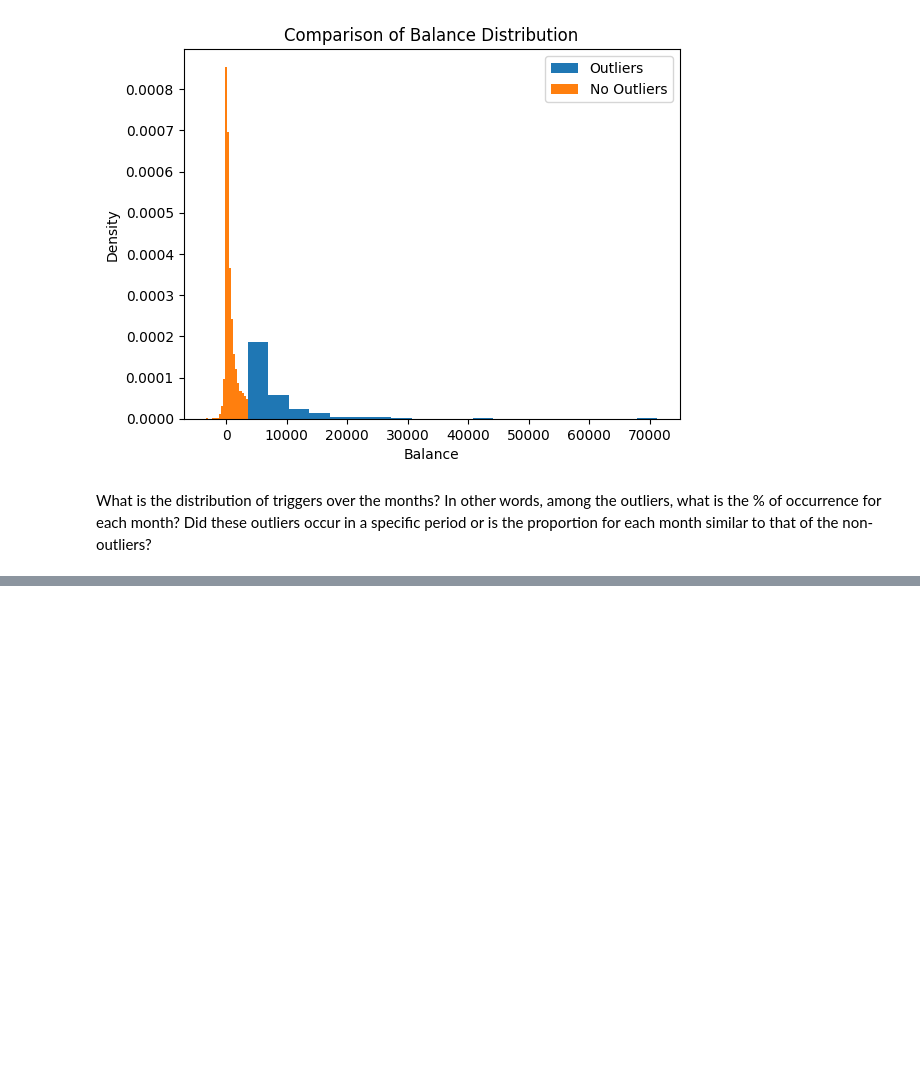
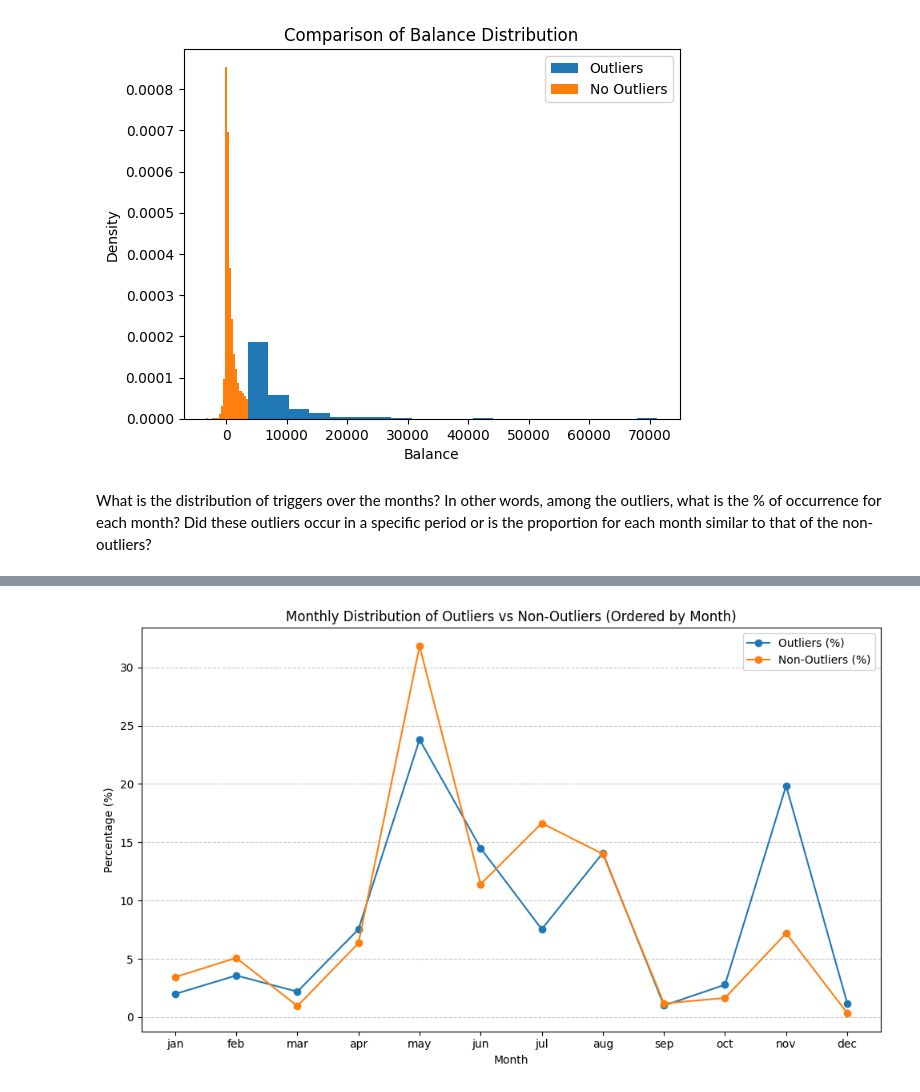
Before and after one commit to viktoruebelhart/uci_bank, a Jupyter notebook: UCI_BANK.ipynb, the cells around one changed output, grey strips where cells are left out. Drawn from its saved outputs; the diff is of its cells as text; code cells hidden in the pictures; blank space fills up the shorter version.

```diff
--- a/UCI_BANK.ipynb
+++ b/UCI_BANK.ipynb
@@ -531,3 +531,18 @@ plt.show()
 What is the distribution of triggers over the months?
 In other words, among the outliers, what is the % of occurrence for each month?
 Did these outliers occur in a specific period or is the proportion for each month similar to that of the non-outliers?
+# %%
+# Grouping outliers (above upper bound) by month and calculating their percentage
+outliers_by_month = df_outliers_up['month'].value_counts(normalize=True) * 100
+
+# Grouping non-outliers by month and calculating their percentage
+non_outliers_by_month = no_outliers['month'].value_counts(normalize=True) * 100
+
+# Combining results into a single DataFrame for comparison
+comparison = pd.DataFrame({
+    'Outliers (%)': outliers_by_month,
+    'Non-Outliers (%)': non_outliers_by_month
+}).fillna(0)  # Fill missing months with 0 for a complete view
+
+
+display(comparison)
@@ -533,0 +564,8 @@ Did these outliers occur in a specific period or is the proportion for each mont
+# %%
+# Define the order of months
+month_order = ['jan', 'feb', 'mar', 'apr', 'may', 'jun', 'jul', 'aug', 'sep', 'oct', 'nov', 'dec']
+
+# Reindexing the comparison DataFrame to match the month order
+comparison_ordered = comparison.reindex(month_order)
+
+display(comparison_ordered)
@@ -533,0 +587,18 @@ Did these outliers occur in a specific period or is the proportion for each mont
+# %%
+# Plotting the reordered line chart
+plt.figure(figsize=(10, 6))
+plt.plot(comparison_ordered.index, comparison_ordered['Outliers (%)'], label='Outliers (%)', marker='o')
+plt.plot(comparison_ordered.index, comparison_ordered['Non-Outliers (%)'], label='Non-Outliers (%)', marker='o')
+
+# Adding labels, title, and legend
+plt.xlabel('Month')
+plt.ylabel('Percentage (%)')
+plt.title('Monthly Distribution of Outliers vs Non-Outliers (Ordered by Month)')
+plt.legend()
+plt.grid(axis='y', linestyle='--', alpha=0.7)
+
+# Displaying the chart
+plt.tight_layout()
+plt.show()
+# %% [output]
+[figure, added]
```
Also changed, not shown: parts of 3 cells of this notebook.
